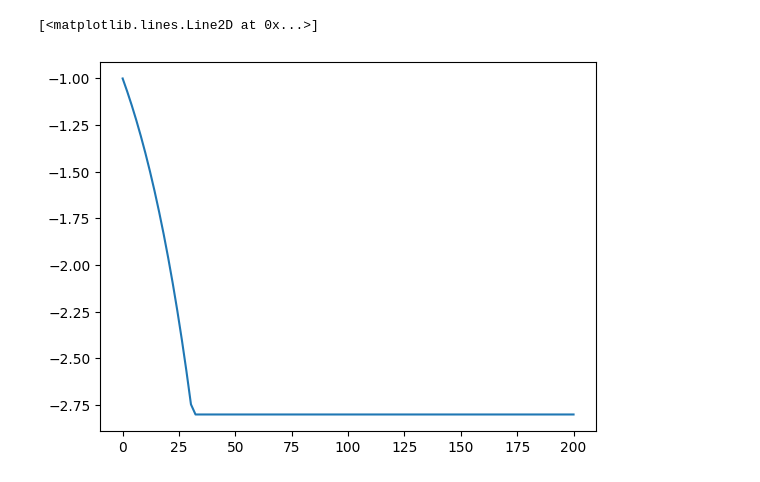
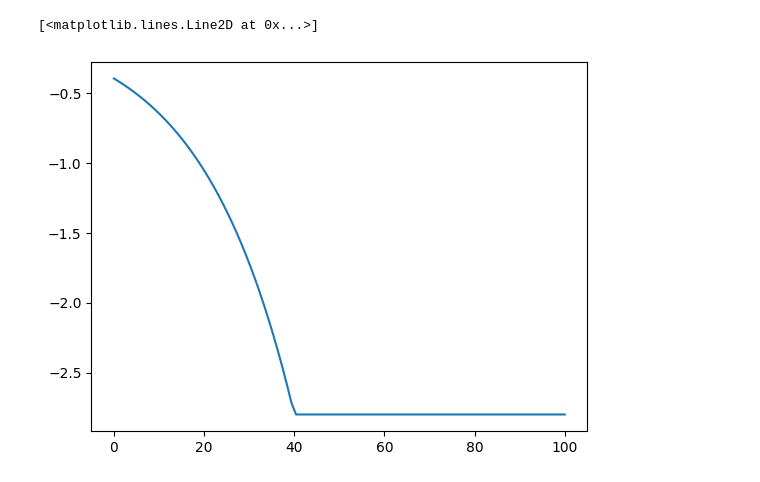
Before and after one commit to giuliodondi/kOS-Shuttle-OPS3, a Jupyter notebook: Ships/Script/Shuttle_OPS3/LOGS/a_l_href.ipynb, the cells around one changed output. Saved outputs shown, nothing was run; the diff lists cells and outputs as text; code cells hidden in the pictures.

```diff
--- a/Ships/Script/Shuttle_OPS3/LOGS/a_l_href.ipynb
+++ b/Ships/Script/Shuttle_OPS3/LOGS/a_l_href.ipynb
@@ -150,17 +150,18 @@ plt.plot(x, [exphdot(x_) for x_ in x])
-# %%
-def fnlflhdot(h):
-
-    base_hdot = -np.rad2deg(np.arctan(tgsh))
-
-    sigma_h_exp = 30
-
-    exp_hdot = - math.exp((h)/sigma_h_exp)
-
-    return max(base_hdot,  exp_hdot)
-
-
-h = np.linspace(0, 200, 100)
-plt.plot(h, [fnlflhdot(h_) for h_ in h])
-# %% [output]
-[<matplotlib.lines.Line2D at 0x...>]
-[figure, removed]
+# %%
+def fnlflhdot(h):
+
+    sigma_h_exp = 1 / tgsh
+    h0 = 40
+
+    exp_hdot = math.exp((h - h0)/sigma_h_exp) * tgsh
+
+    hdot_prof = min(tgsh, exp_hdot)
+
+    return -np.rad2deg(np.arctan(hdot_prof))
+
+
+h = np.linspace(0, 100, 100)
+plt.plot(h, [fnlflhdot(h_) for h_ in h])
+# %% [output]
+[<matplotlib.lines.Line2D at 0x...>]
+[figure, added]
```
Also changed, not shown: parts of 4 cells of this notebook, 3 other files.
